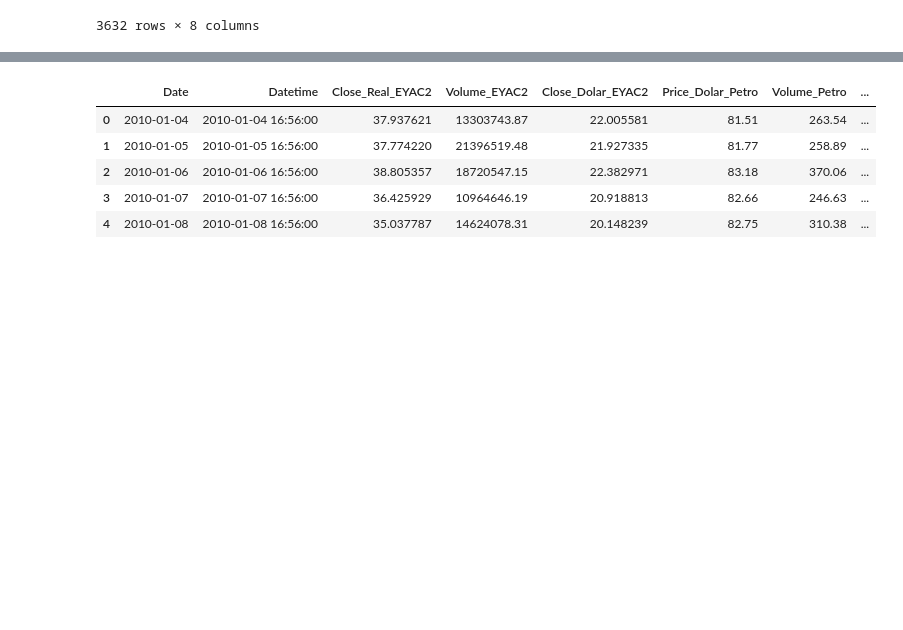
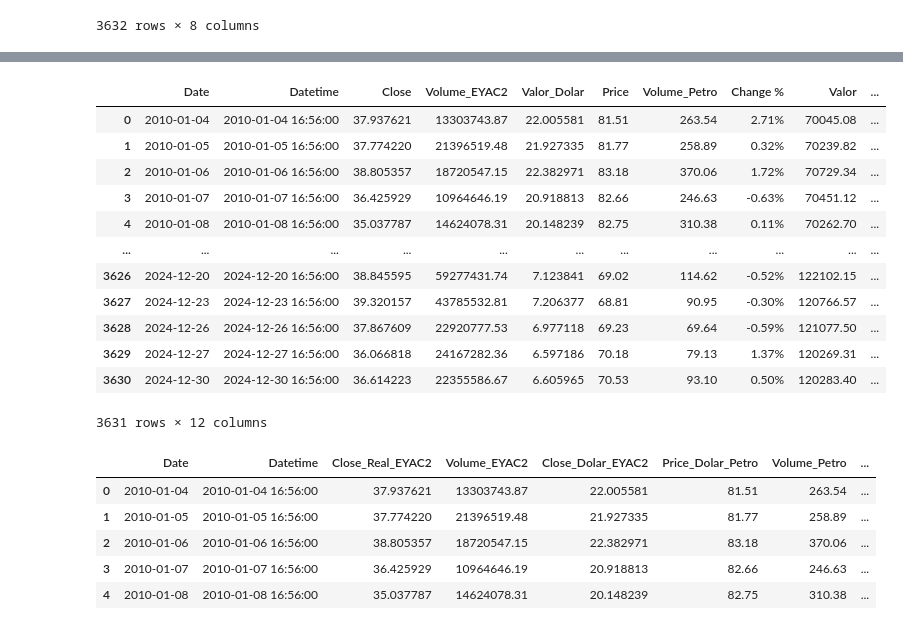
Before and after one commit to Juanpcsdev/Oil-Stock-Project, a Jupyter notebook: Notebooks/ETL/Join_Dataframes.ipynb, the cells around one changed output, grey strips where cells are left out. Cells and saved outputs as stored; diff of their text form; code cells hidden in the pictures; blank space fills up the shorter version.

```diff
--- a/Notebooks/ETL/Join_Dataframes.ipynb
+++ b/Notebooks/ETL/Join_Dataframes.ipynb
@@ -56,0 +57,4 @@ display(df3)
+# %%
+df4 = pd.read_csv('../../camada_prata/ipca_clean.csv')
+
+display(df4)
@@ -90 +108,19 @@ df_merge2.shape
+# %%
+df_merge3 = df_merge2.merge(df4[["Year-Month", "Value"]], left_on= "Year-Month", right_on= "Year-Month")
+
+display(df_merge3)
+# %% [output]
+|  | Date | Datetime | Close | Volume_EYAC2 | Valor_Dolar | Price | Volume_Petro | Change % | Valor | ... |
+| 0 | 2010-01-04 | 2010-01-04 16:56:00 | 37.937621 | 13303743.87 | 22.005581 | 81.51 | 263.54 | 2.71% | 70045.08 | ... |
+| 1 | 2010-01-05 | 2010-01-05 16:56:00 | 37.774220 | 21396519.48 | 21.927335 | 81.77 | 258.89 | 0.32% | 70239.82 | ... |
+| 2 | 2010-01-06 | 2010-01-06 16:56:00 | 38.805357 | 18720547.15 | 22.382971 | 83.18 | 370.06 | 1.72% | 70729.34 | ... |
+| 3 | 2010-01-07 | 2010-01-07 16:56:00 | 36.425929 | 10964646.19 | 20.918813 | 82.66 | 246.63 | -0.63% | 70451.12 | ... |
+| 4 | 2010-01-08 | 2010-01-08 16:56:00 | 35.037787 | 14624078.31 | 20.148239 | 82.75 | 310.38 | 0.11% | 70262.70 | ... |
+| ... | ... | ... | ... | ... | ... | ... | ... | ... | ... | ... |
+| 3626 | 2024-12-20 | 2024-12-20 16:56:00 | 38.845595 | 59277431.74 | 7.123841 | 69.02 | 114.62 | -0.52% | 122102.15 | ... |
+| 3627 | 2024-12-23 | 2024-12-23 16:56:00 | 39.320157 | 43785532.81 | 7.206377 | 68.81 | 90.95 | -0.30% | 120766.57 | ... |
+| 3628 | 2024-12-26 | 2024-12-26 16:56:00 | 37.867609 | 22920777.53 | 6.977118 | 69.23 | 69.64 | -0.59% | 121077.50 | ... |
+| 3629 | 2024-12-27 | 2024-12-27 16:56:00 | 36.066818 | 24167282.36 | 6.597186 | 70.18 | 79.13 | 1.37% | 120269.31 | ... |
+| 3630 | 2024-12-30 | 2024-12-30 16:56:00 | 36.614223 | 22355586.67 | 6.605965 | 70.53 | 93.10 | 0.50% | 120283.40 | ... |
+3631 rows × 12 columns
 # %%
```
Also changed, not shown: parts of 8 cells of this notebook, 8 other files.
